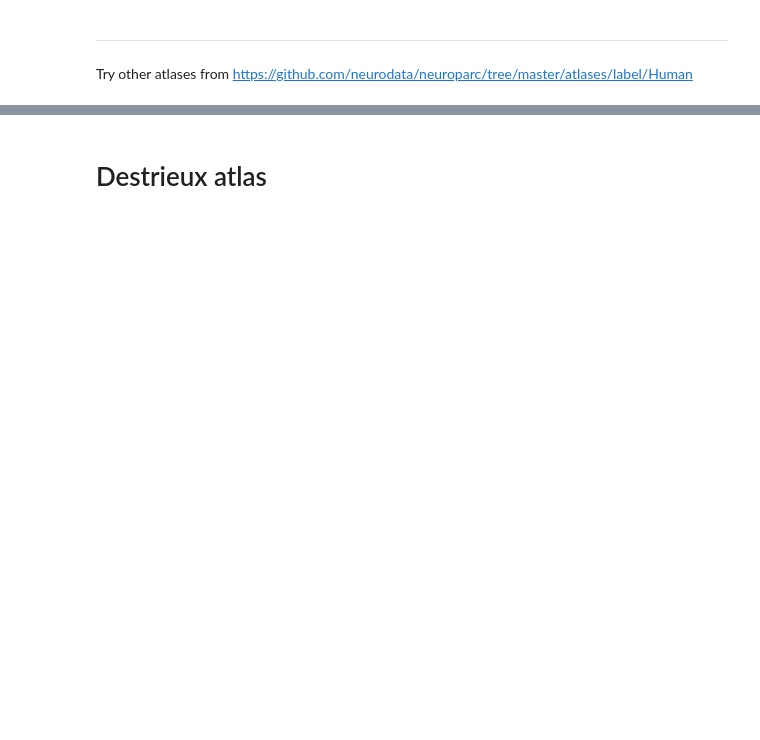
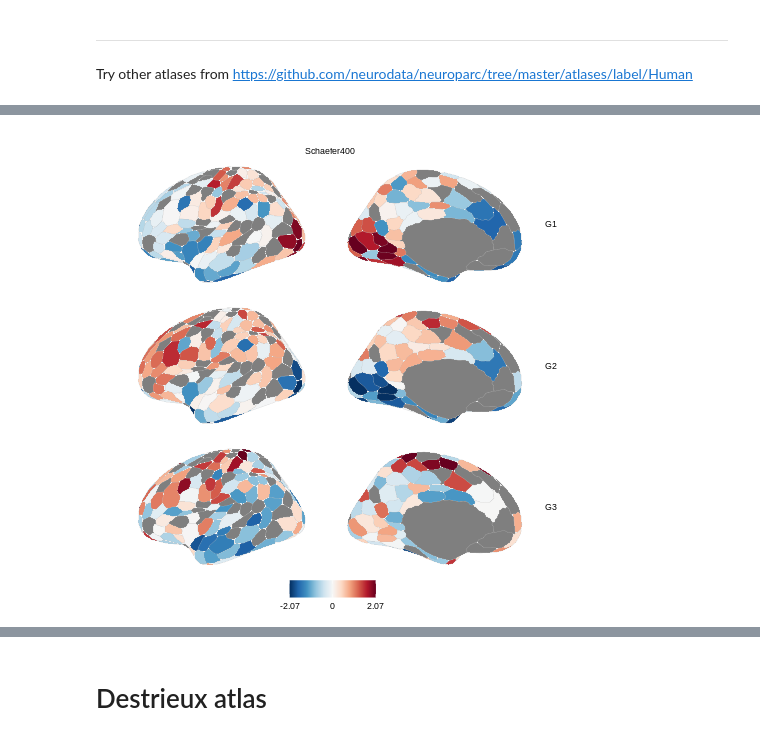
Before and after one commit to richardajdear/AHBA_gradients, a Jupyter notebook: notebooks/parcellation.ipynb, the cells around one changed output, grey strips where cells are left out. Saved outputs shown, nothing was run; the diff lists cells and outputs as text; code cells hidden in the pictures; blank space fills up the shorter version.

```diff
--- a/notebooks/parcellation.ipynb
+++ b/notebooks/parcellation.ipynb
@@ -278,3 +317,3 @@ IndexError: Boolean index has wrong length: 2 instead of 1
 # %%
-dm_s200_ds9 = gradientVersion(approach='dm', kernel='normalized_angle', alpha=1).fit('s200_ds9')
+dm_s400_ds8 = gradientVersion(approach='dm', kernel='normalized_angle', alpha=1).fit('s400_ds8')
 # %% [output]
@@ -282,5 +321,6 @@ New gradients version: method=dm, kernel=normalized_angle, data=dx_ds9
 # %%
-s200_scores = (dm_s200_ds9.scores
+s400_scores = (dm_s400_ds8.scores
              .apply(lambda x: (x-np.mean(x))/np.std(x))
-             .join(get_labels_s200()).assign(version='Schaefer200')
+             .join(get_labels_schaefer(size=400))
+               .assign(version='Schaefer400')
             )
@@ -292,0 +351,5 @@ WARNING: R[write to console]: merging atlas and data by 'label'
+# %%
+%%R -i s400_scores
+source("../code/brainPlots.R")
+plot_schaefer(s400_scores, three=T, size=400)
+# %% [output]
@@ -292,0 +357 @@ WARNING: R[write to console]: merging atlas and data by 'label'
+[figure, added]
```
Also changed, not shown: parts of 22 cells of this notebook, 20 other files.
